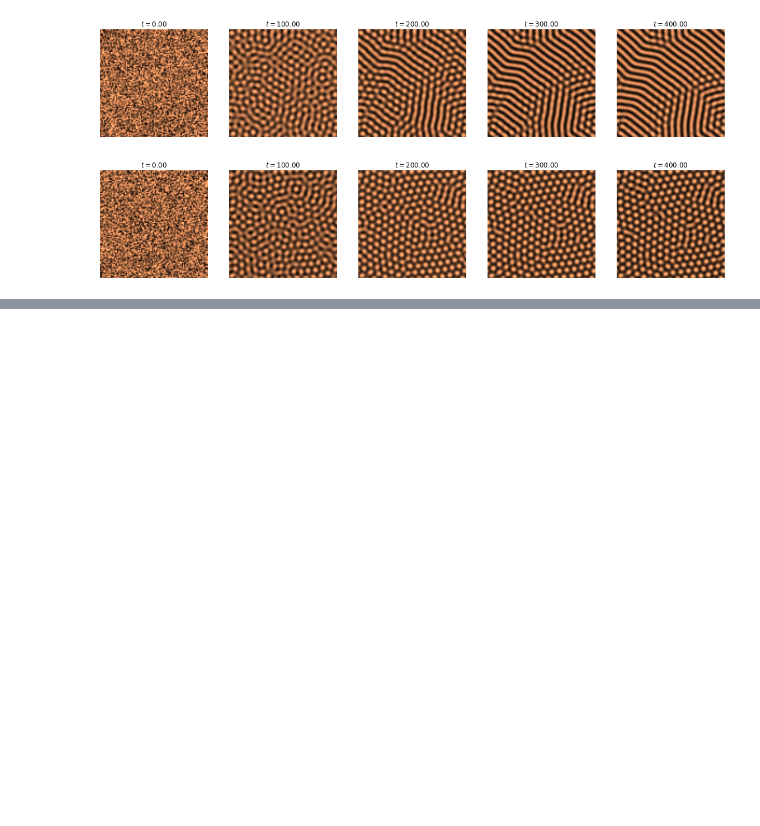
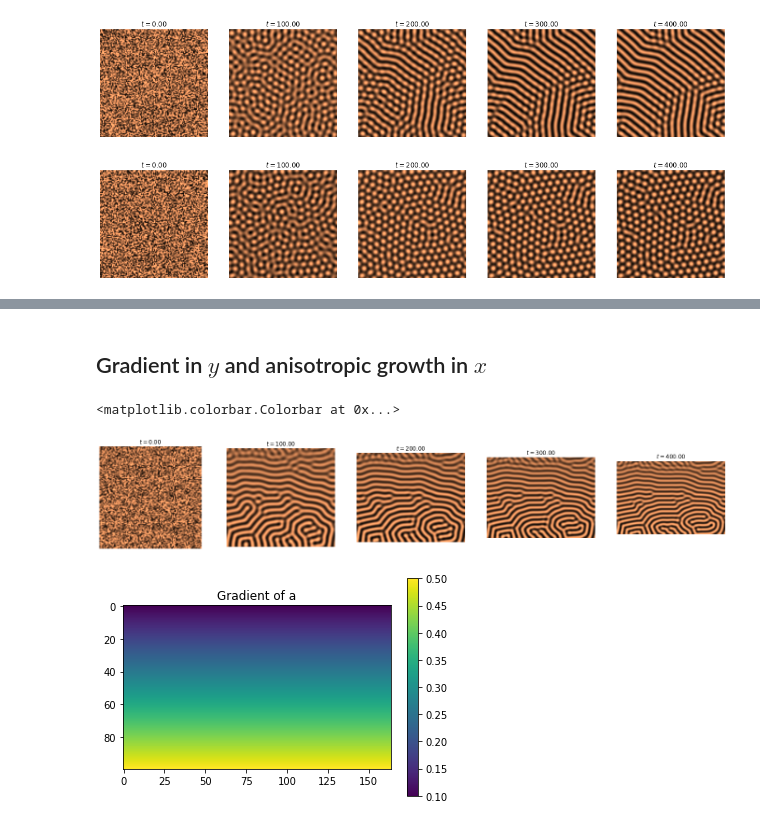
Before and after one commit to hturlier/M2ICFP, a Jupyter notebook: Ichbiah/TD_4-Turing/TD4_correction.ipynb, the cells around one changed output, grey strips where cells are left out. Cells and saved outputs as stored; diff of their text form; code cells hidden in the pictures; blank space fills up the shorter version.

```diff
--- a/Ichbiah/TD_4-Turing/TD4_correction.ipynb
+++ b/Ichbiah/TD_4-Turing/TD4_correction.ipynb
@@ -355,3 +365,59 @@ for delta in [0.2, 0.3]:
+# %% [markdown]
+## Gradient in $y$ and anisotropic growth in $x$
+# %%
+#Simulation Parameters
+baselinear = np.linspace(0.1,0.5,size)
+linear_potential = np.zeros((size,size))
+for i in range(size):
+    linear_potential[:,i] = baselinear
+
+a = linear_potential.copy()
+
+from skimage.transform import resize
+
+fig, axes = plt.subplots(1, 5, figsize=(24, 4))
+step_plot = n // 5
+
+def show_patterns_long(U, ax=None):
+    ax.imshow(U, cmap=plt.cm.copper,
+              interpolation='bilinear')
+    ax.set_axis_off()
+
+#Simulation Parameters
+U = np.random.rand(size, size)*(10**-3)
+h = 0.001
+
+def f(u):
+    return((a-1)*u - u**3 - SquareLaplacian(u) - 2*laplacian2D(u))
+
+
+#Simulation Loop
+current_size = size
+
+for i in tqdm(range(n), total=n):
+
+    # We update the variables.
+    current_size*=(1+h*dt)
+    xsize = int(current_size)
+    U = resize(U, (size,xsize))
+    a = resize(a, (size,xsize))
+    U+= dt * f(U)
+
+    # We plot the state of the system at
+    # different times.
+    if i % step_plot == 0 and i < 5 * step_plot:
+        ax = axes.flat[i // step_plot]
+        show_patterns_long(U, ax=ax)
+        ax.set_title(f'$t={i * dt:.2f}$')
+
+plt.figure()
+plt.imshow(a)
+plt.title("Gradient of a")
+plt.colorbar()
+# %% [output]
+<matplotlib.colorbar.Colorbar at 0x...>
+[figure, added]
+[figure, added]
 # %% [markdown]
 ### Conclusion
 
```
Also changed, not shown: parts of 6 cells of this notebook, 1 other file.
